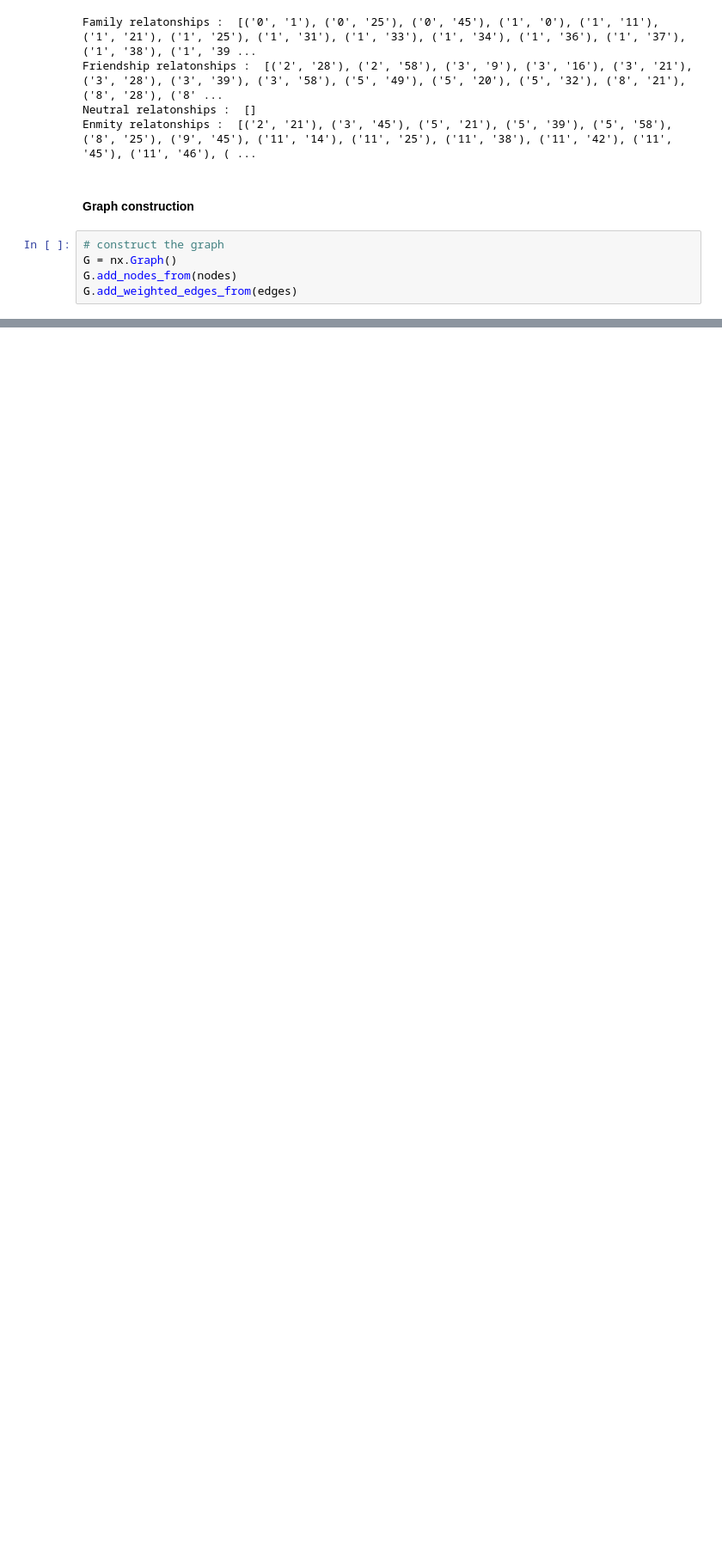
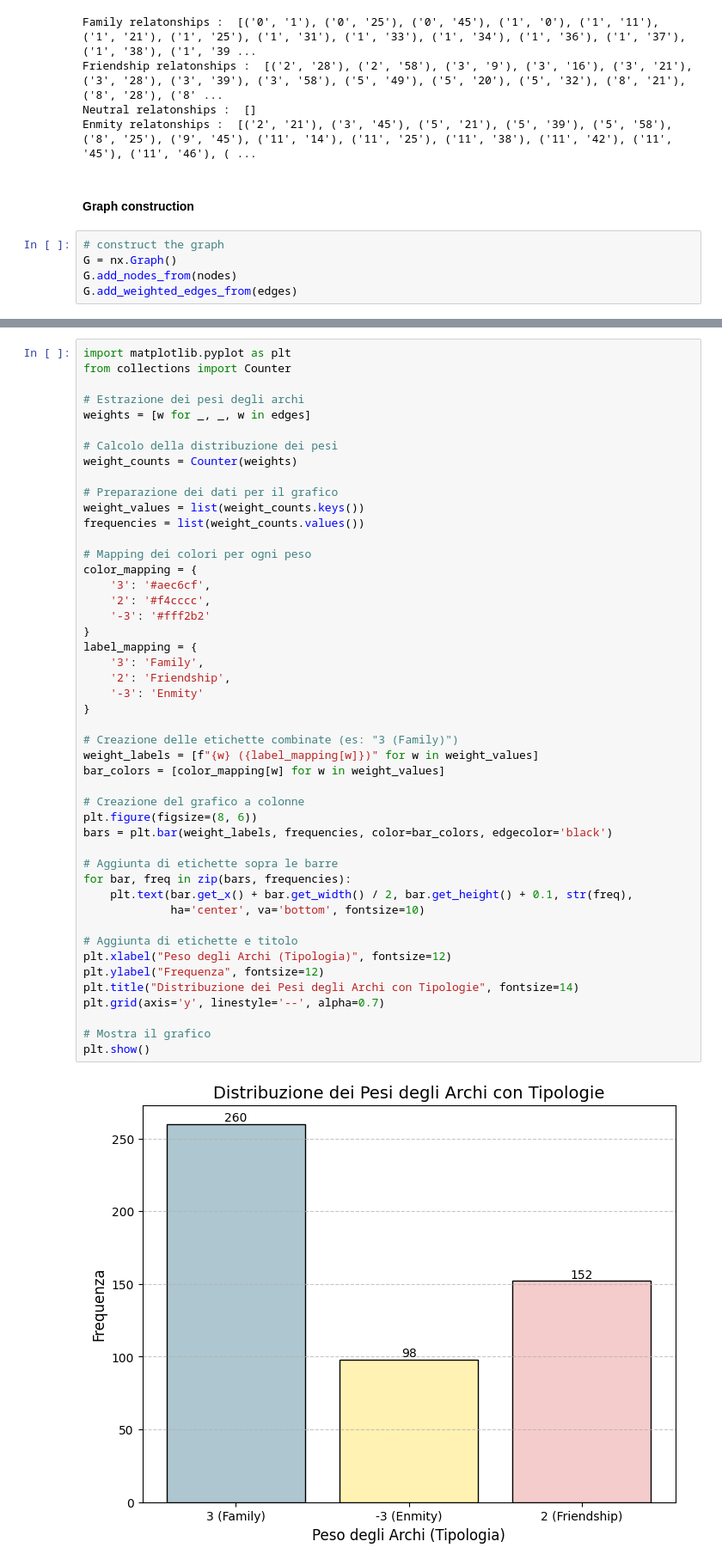
Before and after one commit to Giansimone-Coccia/Social_Network_Analysis, a Jupyter notebook: preprocessing.ipynb, the cells around one changed output, grey strips where cells are left out. Shown at 86% size. Drawn from its saved outputs; the diff is of its cells as text; blank space fills up the shorter version.

```diff
--- a/preprocessing.ipynb
+++ b/preprocessing.ipynb
@@ -195,0 +224,49 @@ plt.show()
+# %%
+import matplotlib.pyplot as plt
+from collections import Counter
+
+# Estrazione dei pesi degli archi
+weights = [w for _, _, w in edges]
+
+# Calcolo della distribuzione dei pesi
+weight_counts = Counter(weights)
+
+# Preparazione dei dati per il grafico
+weight_values = list(weight_counts.keys())
+frequencies = list(weight_counts.values())
+
+# Mapping dei colori per ogni peso
+color_mapping = {
+    '3': '#aec6cf',
+    '2': '#f4cccc',
+    '-3': '#fff2b2'
+}
+label_mapping = {
+    '3': 'Family',
+    '2': 'Friendship',
+    '-3': 'Enmity'
+}
+
+# Creazione delle etichette combinate (es: "3 (Family)")
+weight_labels = [f"{w} ({label_mapping[w]})" for w in weight_values]
+bar_colors = [color_mapping[w] for w in weight_values]
+
+# Creazione del grafico a colonne
+plt.figure(figsize=(8, 6))
+bars = plt.bar(weight_labels, frequencies, color=bar_colors, edgecolor='black')
+
+# Aggiunta di etichette sopra le barre
+for bar, freq in zip(bars, frequencies):
+    plt.text(bar.get_x() + bar.get_width() / 2, bar.get_height() + 0.1, str(freq),
+             ha='center', va='bottom', fontsize=10)
+
+# Aggiunta di etichette e titolo
+plt.xlabel("Peso degli Archi (Tipologia)", fontsize=12)
+plt.ylabel("Frequenza", fontsize=12)
+plt.title("Distribuzione dei Pesi degli Archi con Tipologie", fontsize=14)
+plt.grid(axis='y', linestyle='--', alpha=0.7)
+
+# Mostra il grafico
+plt.show()
+# %% [output]
+[figure, added]
```
Also changed, not shown: parts of 9 cells of this notebook.
